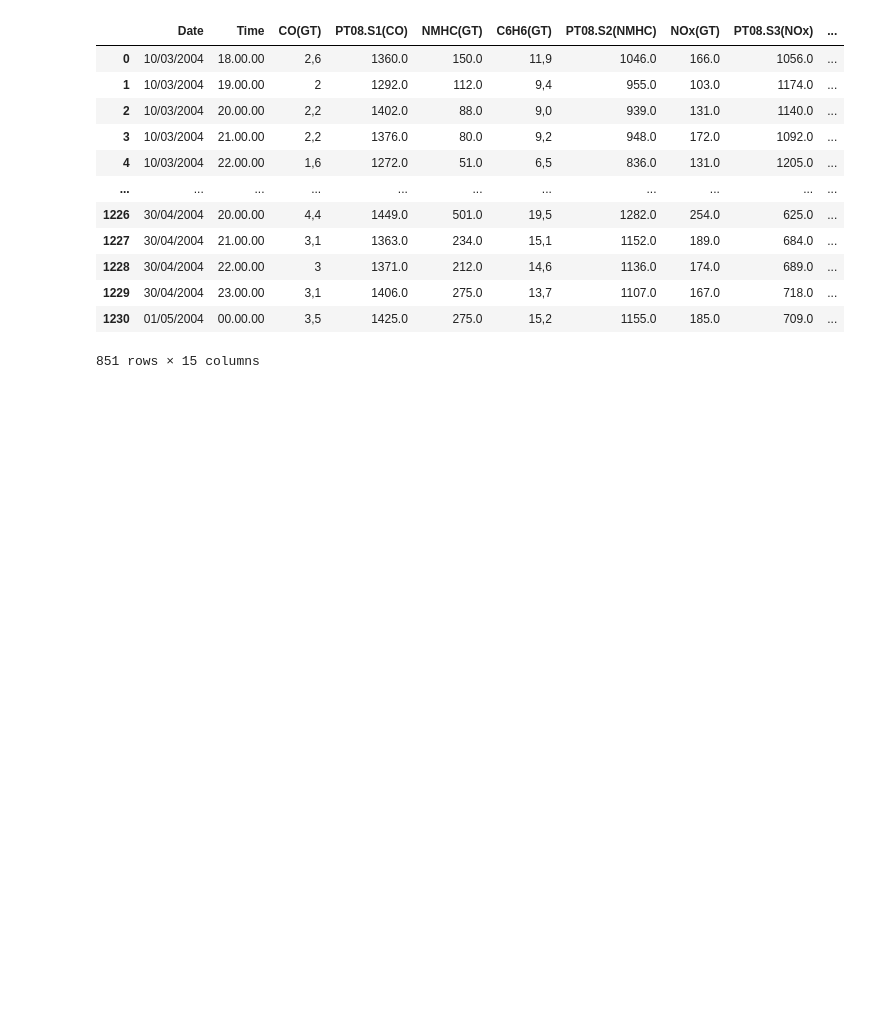
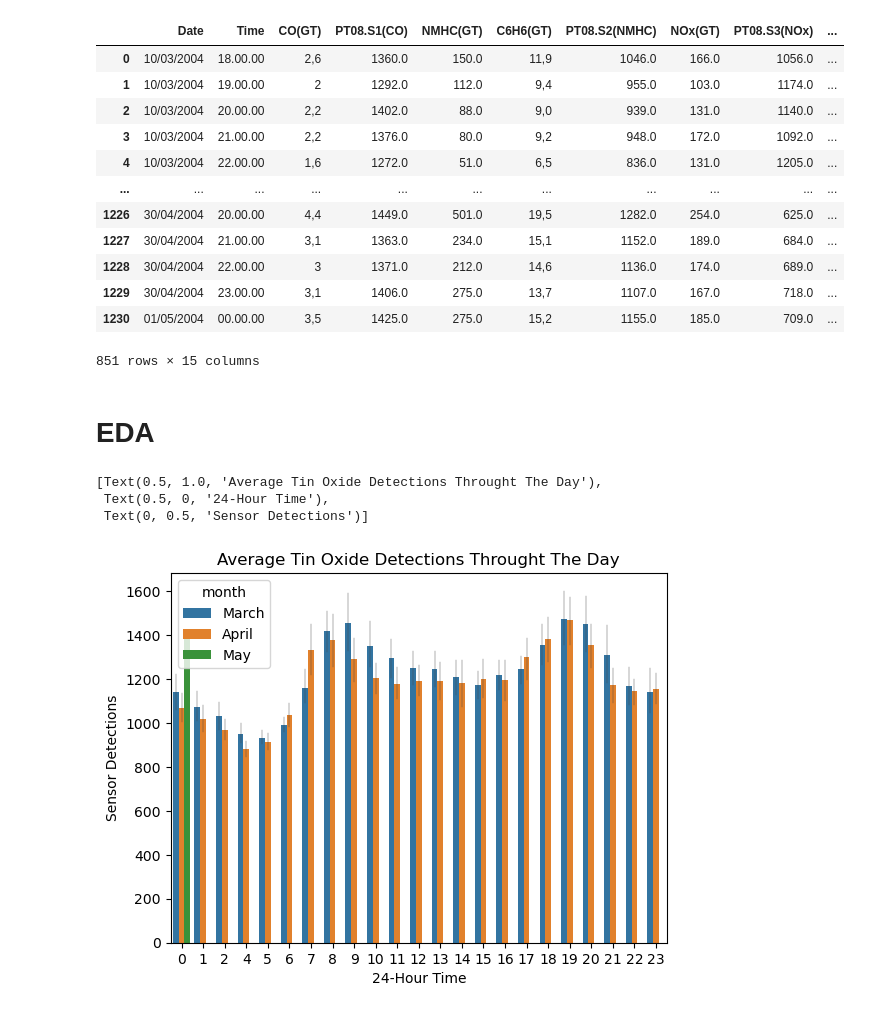
Before and after one commit to ubco-W2022T1-cosc301/project-group38, a Jupyter notebook: notebooks/analysis1.ipynb, the cells around one changed output. Cells and saved outputs as stored; diff of their text form; code cells hidden in the pictures; blank space fills up the shorter version.

```diff
--- a/notebooks/analysis1.ipynb
+++ b/notebooks/analysis1.ipynb
@@ -27,3 +27,20 @@ display(data)
 | 1229 | 30/04/2004 | 23.00.00 | 3,1 | 1406.0 | 275.0 | 13,7 | 1107.0 | 167.0 | 718.0 | ... |
 | 1230 | 01/05/2004 | 00.00.00 | 3,5 | 1425.0 | 275.0 | 15,2 | 1155.0 | 185.0 | 709.0 | ... |
 851 rows × 15 columns
+# %% [markdown]
+# EDA
+# %%
+import matplotlib.pyplot as plt
+import seaborn as sns
+
+data['datetime'] = pd.to_datetime(data['Date'], format="%d/%m/%Y")
+data['month'] = data['datetime'].dt.month_name()
+data['Time'] = data['Time'].astype(str).apply(lambda x : x[0:2]).astype(int)
+
+
+sns.barplot(data,x='Time',y='PT08.S1(CO)',hue='month',errwidth=0.3).set(title='Average Tin Oxide Detections Throught The Day',xlabel='24-Hour Time',ylabel='Sensor Detections')
+# %% [output]
+[Text(0.5, 1.0, 'Average Tin Oxide Detections Throught The Day'),
+ Text(0.5, 0, '24-Hour Time'),
+ Text(0, 0.5, 'Sensor Detections')]
+[figure, added]
```
Also changed, not shown: parts of 1 cell of this notebook.
